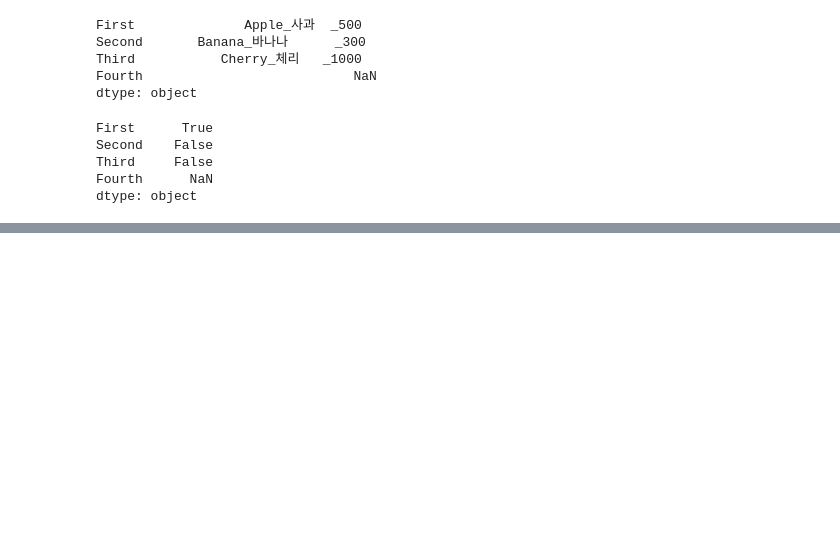
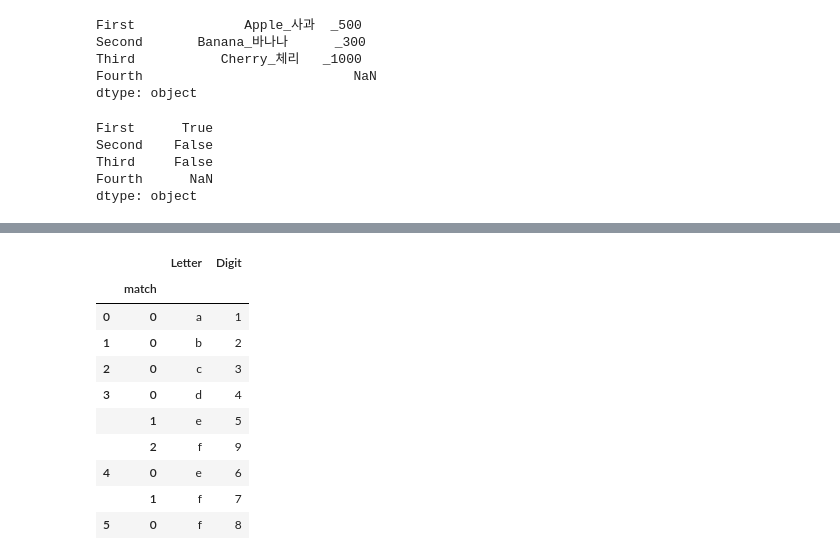
Before and after one commit to ezid007/pandas_study, a Jupyter notebook: 4_21_study.ipynb, the cells around one changed output, grey strips where cells are left out. Saved outputs shown, nothing was run; the diff lists cells and outputs as text; code cells hidden in the pictures; blank space fills up the shorter version.

```diff
--- a/4_21_study.ipynb
+++ b/4_21_study.ipynb
@@ -969,0 +1139,16 @@ dtype: object
+# %%
+ser3 = pd.Series(['a1', 'b2', 'c3', 'd4e5f9', 'e6f7', 'f8'], dtype='string')
+split_columns = ser3.str.extractall(r"(?P<Letter>[a-z]+)(?P<Digit>\d+)")
+split_columns
+# %% [output]
+|  |  | Letter | Digit |
+|  | match |  |  |
+| 0 | 0 | a | 1 |
+| 1 | 0 | b | 2 |
+| 2 | 0 | c | 3 |
+| 3 | 0 | d | 4 |
+|  | 1 | e | 5 |
+|  | 2 | f | 9 |
+| 4 | 0 | e | 6 |
+|  | 1 | f | 7 |
+| 5 | 0 | f | 8 |
```
Also changed, not shown: parts of 19 cells of this notebook, 27 other files.
